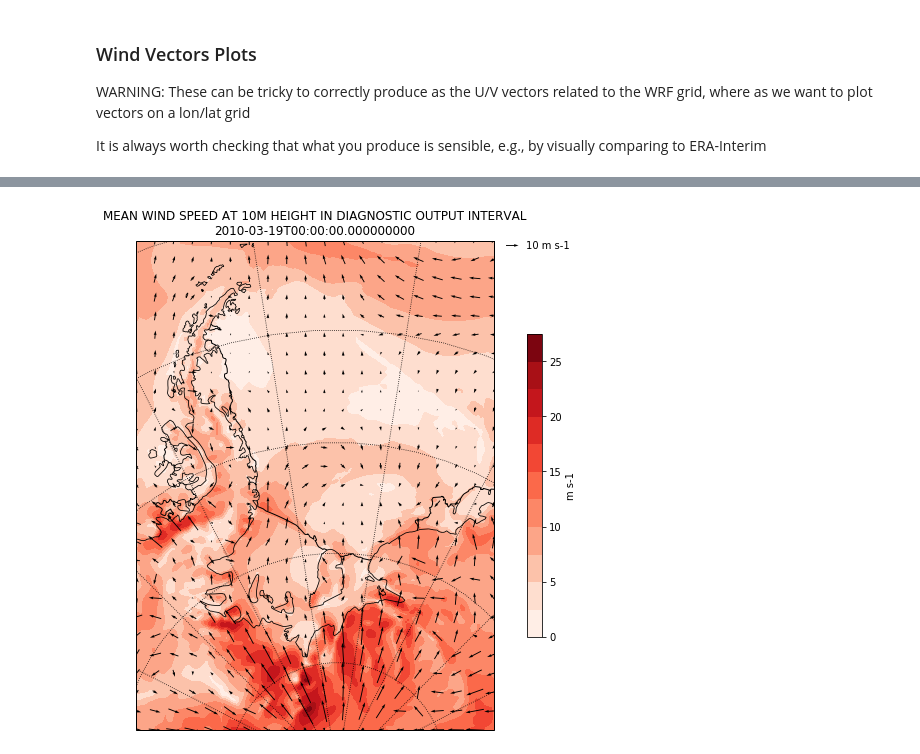
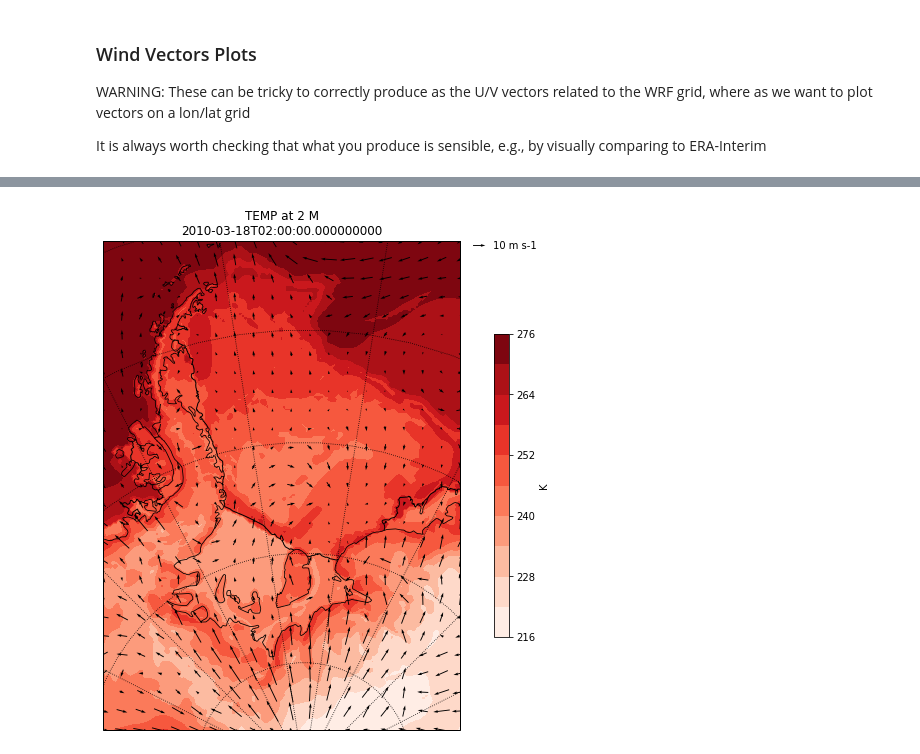
Before and after one commit to scotthosking/notebooks, a Jupyter notebook: read_wrf_into_xarray.ipynb, the cells around one changed output, grey strips where cells are left out. Cells and saved outputs as stored; diff of their text form; code cells hidden in the pictures.

```diff
--- a/read_wrf_into_xarray.ipynb
+++ b/read_wrf_into_xarray.ipynb
@@ -286,0 +102,18 @@ Attributes:
+# %%
+u10 = wrf.getvar(nc, 'U10', timeidx=2)
+v10 = wrf.getvar(nc, 'V10', timeidx=2)
+
+nx = nc.dimensions['west_east'].size
+ny = nc.dimensions['south_north'].size
+dt, dx, dy = nc.DT, nc.DX, nc.DY
+cen_lat, cen_lon = nc.CEN_LAT, nc.CEN_LON
+truelat1, truelat2, STAND_LON = nc.TRUELAT1, nc.TRUELAT2, nc.STAND_LON
+pole_lat, pole_lon = nc.POLE_LAT, nc.POLE_LON
+
+### Create earth-rotated Dataset
+# https://wrf-python.readthedocs.io/en/latest/user_api/generated/wrf.uvmet.html
+cone = 1 # ???
+uv   = wrf.uvmet(u10, v10, u10.XLONG, u10.XLAT,
+                     cen_lon, cone, meta=True, units='m s-1')
+
+uv
@@ -287,7 +139,7 @@ Attributes:
 # %%
 fig = plt.figure(figsize=(12,9))
 # Set the GeoAxes to the projection used by WRF
-cart_proj = wrf.get_cartopy(windspeed)
+cart_proj = wrf.get_cartopy(t2)
 ax = plt.axes(projection=cart_proj)
 
 # Add coastlines
@@ -296,40 +148,40 @@ ax.add_feature(cfe.NaturalEarthFeature('physical', 'antarctic_ice_shelves_lines'
                                            linewidth=1.0, edgecolor='k', facecolor='none'))
 
 # Plot the wind speed as a contour plot
-plt.contourf(wrf.to_np(lons), wrf.to_np(lats), wrf.to_np(windspeed), 10,
+plt.contourf(wrf.to_np(lons), wrf.to_np(lats), wrf.to_np(t2), 10,
                 transform=crs.PlateCarree(), cmap=get_cmap("Reds"))
 
 # Add a color bar
 cbar = plt.colorbar(ax=ax, shrink=.62)
-cbar.set_label(windspeed.units)
+cbar.set_label(t2.units)
 
 # Set the map limits.  Not really necessary, but used for demonstration.
-ax.set_xlim(wrf.cartopy_xlim(windspeed))
-ax.set_ylim(wrf.cartopy_ylim(windspeed))
+ax.set_xlim(wrf.cartopy_xlim(t2))
+ax.set_ylim(wrf.cartopy_ylim(t2))
 
 # Add the gridlines
 ax.gridlines(color="black", linestyle="dotted")
 
-plt.title(windspeed.description+'\n'+str(windspeed.Time.values))
+plt.title(t2.description+'\n'+str(t2.Time.values))
 
 # Add arrows to show the wind vectors !!!!
-x = uwind.XLONG.values
-y = uwind.XLAT.values
+x = u10.XLONG.values
+y = u10.XLAT.values
 u = uv[0].values
 v = uv[1].values
 
 Q = plt.quiver( x, y, u, v,
                pivot='middle',
                transform=crs.PlateCarree(),
                regrid_shape=20
                )
 
 ### plot quiver key
 qk = plt.quiverkey(Q,
                    1.07, 0.99,                  # x,y label position
-                   10, str(10)+' '+uwind.units, # choose units + update string
+                   10, str(10)+' '+u10.units, # choose units + update string
                    labelpos='E',                # add label to the right
                    coordinates='axes'
                    )
 # %% [output]
-[figure, old version]
+[figure, new version]
```
Also changed, not shown: parts of 17 cells of this notebook, 1 other file.
